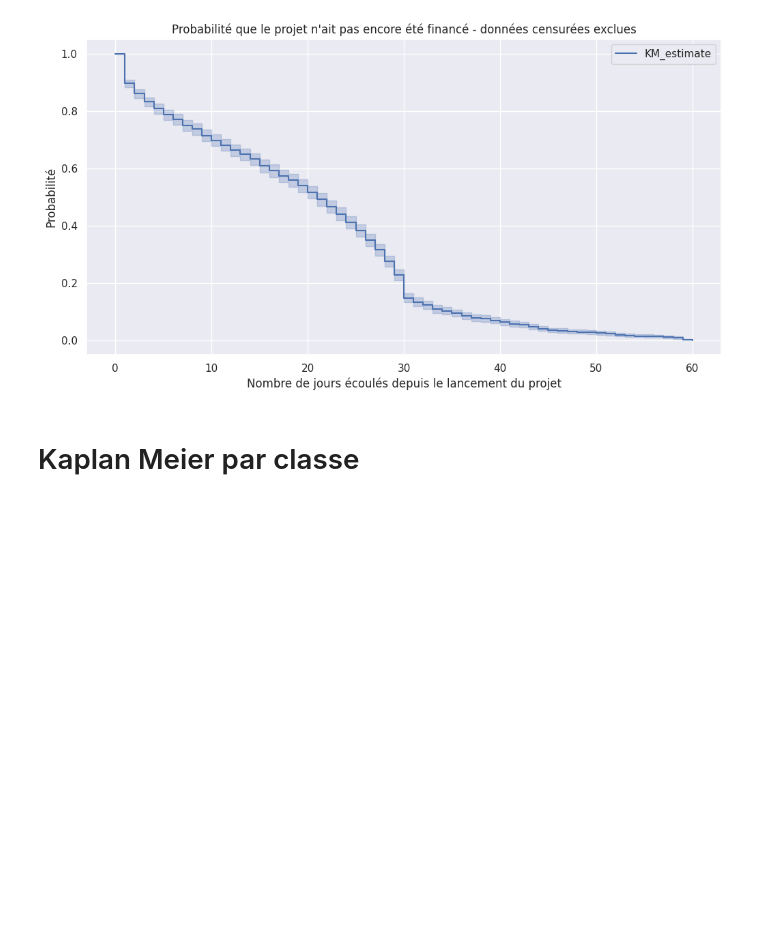
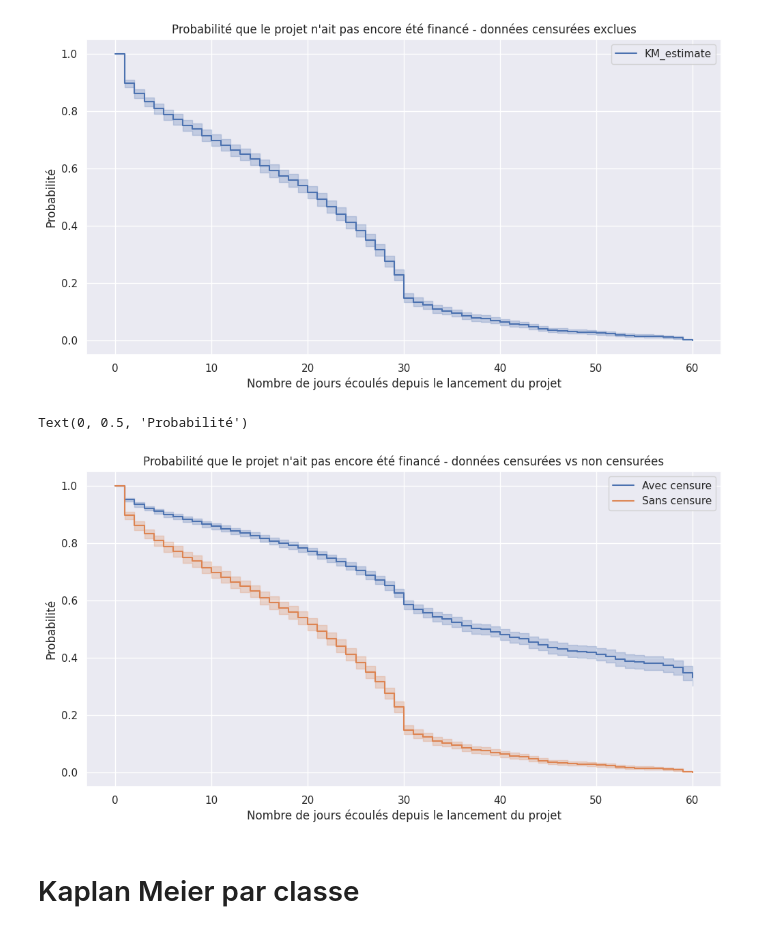
Before and after one commit to Ab2nour/kickstarter-project-analysis, a Jupyter notebook: src/modelisation.ipynb, the cells around one changed output. Drawn from its saved outputs; the diff is of its cells as text; code cells hidden in the pictures; blank space fills up the shorter version.

Commit message:
feat(wip): Kaplan Meier plots w/ & w/o censoring

```diff
--- a/src/modelisation.ipynb
+++ b/src/modelisation.ipynb
@@ -61,6 +63,31 @@ plt.ylabel("Probabilité")
 # %% [output]
 Text(0, 0.5, 'Probabilité')
 [figure]
+# %%
+kmf1 = KaplanMeierFitter()
+
+event_times = df["day_succ"]
+event_observed = df["Status"]
+kmf1.fit(event_times, event_observed)
+plt.figure(figsize=(12, 6))
+kmf1.plot_survival_function(label="Avec censure")
+plt.title("Probabilité que le projet n'ait pas encore été financé - données censurées incluses")
+plt.xlabel("Nombre de jours écoulés depuis le lancement du projet")
+plt.ylabel("Probabilité")
+kmf2 = KaplanMeierFitter()
+
+event_times = df["day_succ"][df["Status"] == 1]
+event_observed = df["Status"][df["Status"] == 1]
+
+kmf2.fit(event_times, event_observed)
+
+kmf2.plot_survival_function(label="Sans censure")
+plt.title("Probabilité que le projet n'ait pas encore été financé - données censurées vs non censurées")
+plt.xlabel("Nombre de jours écoulés depuis le lancement du projet")
+plt.ylabel("Probabilité")
+# %% [output]
+Text(0, 0.5, 'Probabilité')
+[figure, added]
 # %% [markdown]
 # Kaplan Meier par classe
 # %%
```
Also changed, not shown: parts of 4 cells of this notebook.
